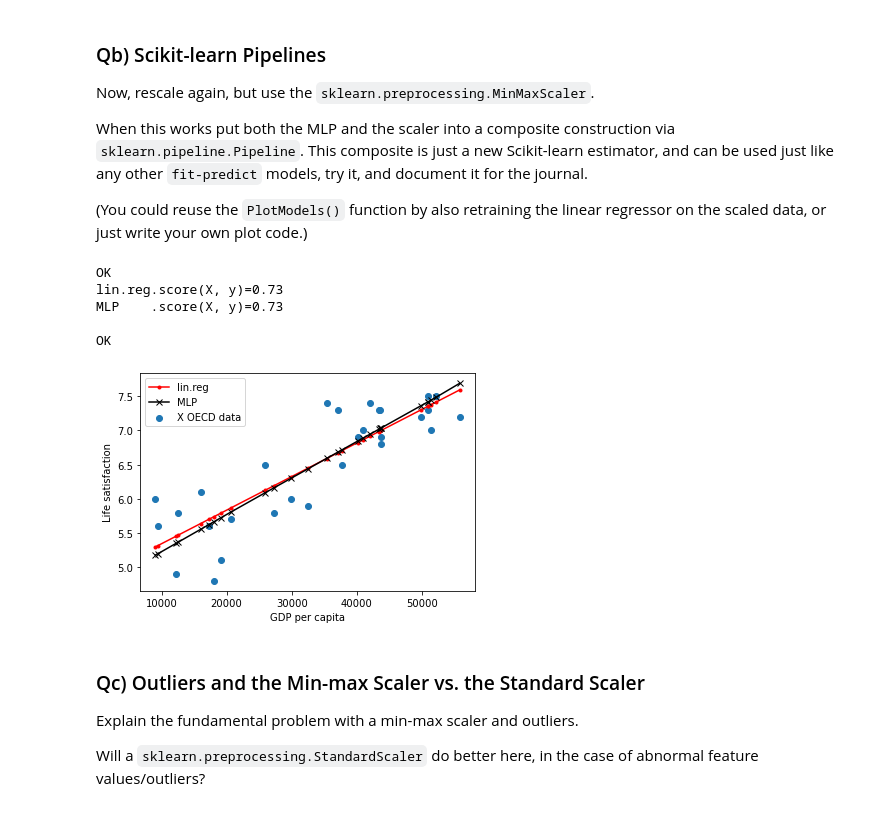
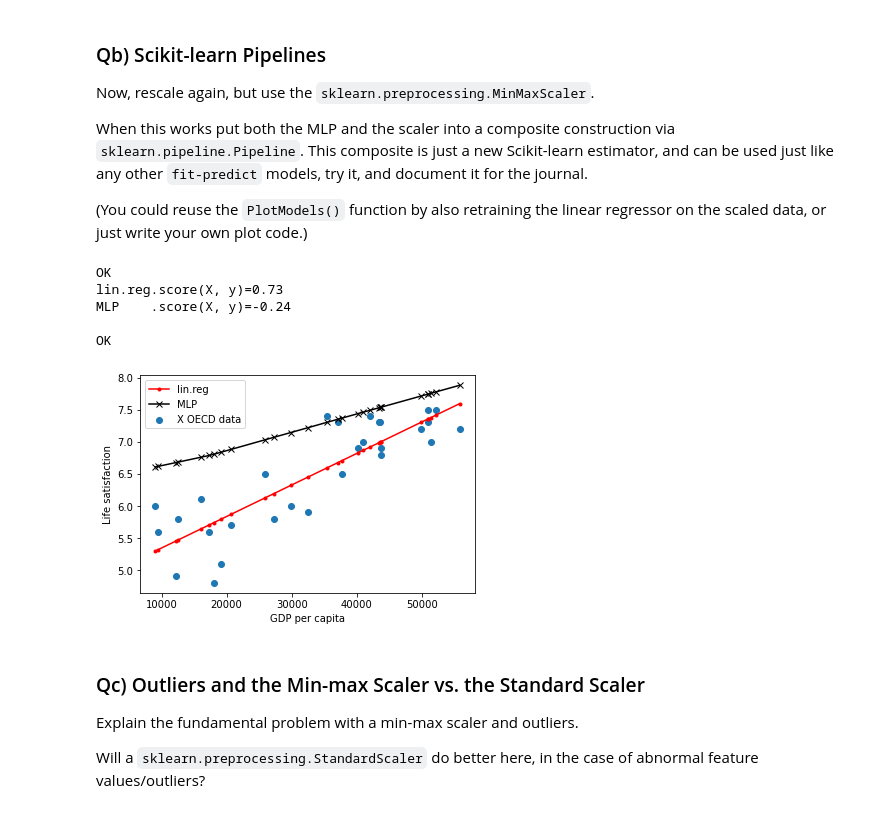
Before and after one commit to GustavNK/SW6, a Jupyter notebook: SWMAL/Lektion4/pipelines.ipynb, the cells around one changed output. Drawn from its saved outputs; the diff is of its cells as text; code cells hidden in the pictures.

```diff
--- a/SWMAL/Lektion4/pipelines.ipynb
+++ b/SWMAL/Lektion4/pipelines.ipynb
@@ -89,7 +93,7 @@ def PlotModels(model1, model2, X, y, name_model1="lin.reg", name_model2="MLP"):
 # lets make a linear and MLP regressor and redo the plots
 
 mlp = MLPRegressor(hidden_layer_sizes=(10, ),
-                   solver='adam',
+                   solver='sgd',
                    activation='relu',
                    tol=1E-5,
                    max_iter=100000,
@@ -168,40 +200,69 @@ When this works put both the MLP and the scaler into a composite construction vi
 # TODO: add your code here..
 from sklearn.preprocessing import MinMaxScaler
 from sklearn.pipeline import Pipeline
+
+def Fill(s, n):
+        while(len(s)<n):
+            s += " "
+        return s
+
+def CalcPredAndScore(model1, model2, X, y):
+        y_pred_model1 = model1.predict(X)
+        y_pred_model2 = model2.predict(X)
+
+        # call r2
+        score_model1 = r2_score(y, y_pred_model1)
+        score_model2 = r2_score(y, y_pred_model2)
+
+        return y_pred_model1, y_pred_model2, score_model1, score_model2
+
+
 
 scaler = MinMaxScaler()
 scaler.fit(X)
 
 X_scaled = scaler.transform(X)
 
 mlp.fit(X_scaled,y)
 linreg.fit(X_scaled, y)
 
 #PlotModels(linreg, mlp, X_scaled, y)
+#plt.savefig('./images/Qb_plot.png', format='png', dpi=300)
 print("\nOK")
 
 pipe = Pipeline(
     [
         ('scaler', MinMaxScaler()),
         ('mlp',mlp)
     ]
 )
 
 pipe.fit(X,y)
 linreg.fit(X, y)
 
-PlotModels(linreg, pipe, X, y)
-plt.savefig('./images/Qb_plot.png', format='png', dpi=300)
+#PlotModels(linreg, pipe, X, y)
+y_pred_model1, y_pred_model2, score_model1, score_model2 = CalcPredAndScore(linreg, pipe, X, y)
+plt.plot(X, y_pred_model1, "r.-")
+plt.plot(X, y_pred_model2, "kx-")
+plt.scatter(X, y)
+plt.xlabel("GDP per capita")
+plt.ylabel("Life satisfaction")
+plt.legend(["lin.reg", "MLP", "X OECD data"])
+l = max(len("lin.reg"), len("MLP"))
+
+print(f"""{Fill("lin.reg",l)}.score(X, y)={score_model1:0.2f}""")
+print(f"""{Fill("MLP",l)}.score(X, y)={score_model2:0.2f}""")
+plt.savefig('./images/Qb_plot_sgd.png', format='png', dpi=300)
 print("\nOK")
 
 #assert False, "TODO: put everything into a pipeline.."
 # %% [output]
 OK
 lin.reg.score(X, y)=0.73
-MLP    .score(X, y)=0.73
+MLP    .score(X, y)=-0.24
 
 OK
-[figure, old version]
+[figure, new version]
 # %% [markdown]
 ### Qc) Outliers and the Min-max Scaler vs. the Standard Scaler
 
```
Also changed, not shown: parts of 4 cells of this notebook, 9 other files.
